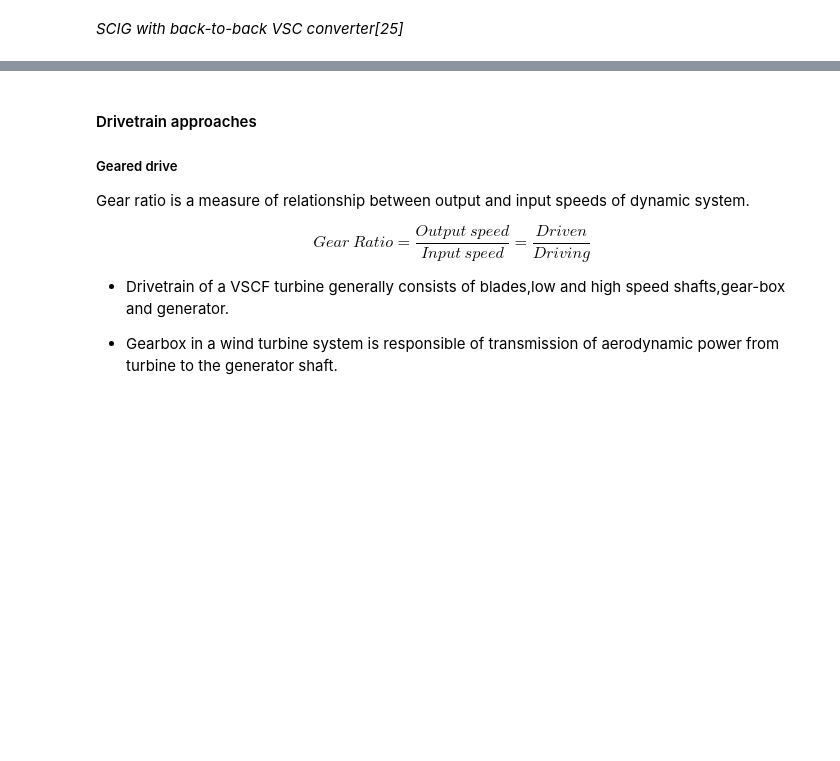
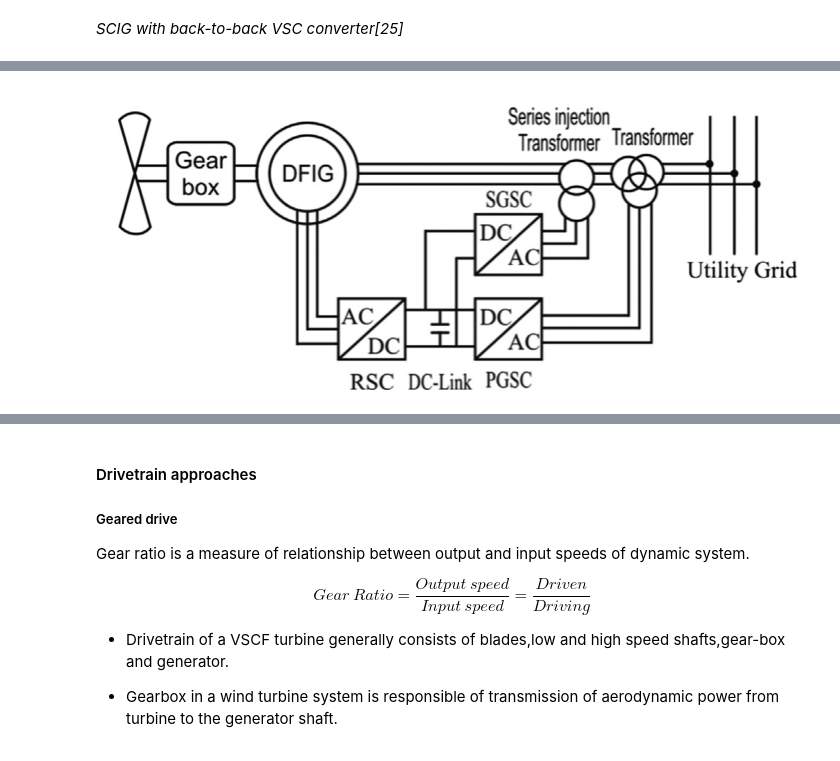
Before and after one commit to aydinbaskaya/MS_Thesis, a Jupyter notebook: Wind Turbines.ipynb, the cells around one changed output, grey strips where cells are left out. Saved outputs shown, nothing was run; the diff lists cells and outputs as text; code cells hidden in the pictures; blank space fills up the shorter version.

Commit message:
DFIG kısmı düzenlendi

```diff
--- a/Wind Turbines.ipynb
+++ b/Wind Turbines.ipynb
@@ -230,0 +254,5 @@ Image(filename='SCIG_variable.png')
+# %%
+from IPython.display import Image
+Image(filename='DFIG-1.png')
+# %% [output]
+[figure, added]
```
Also changed, not shown: parts of 9 cells of this notebook, 1 other file.
